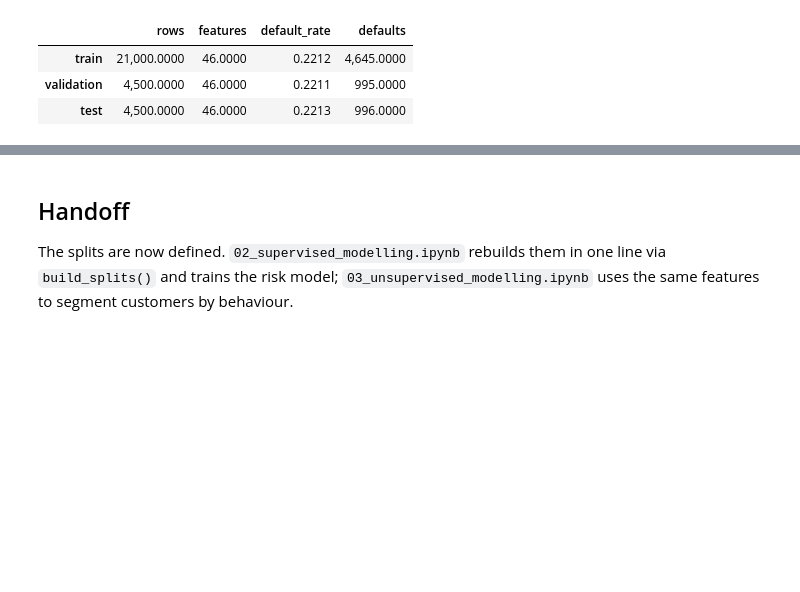
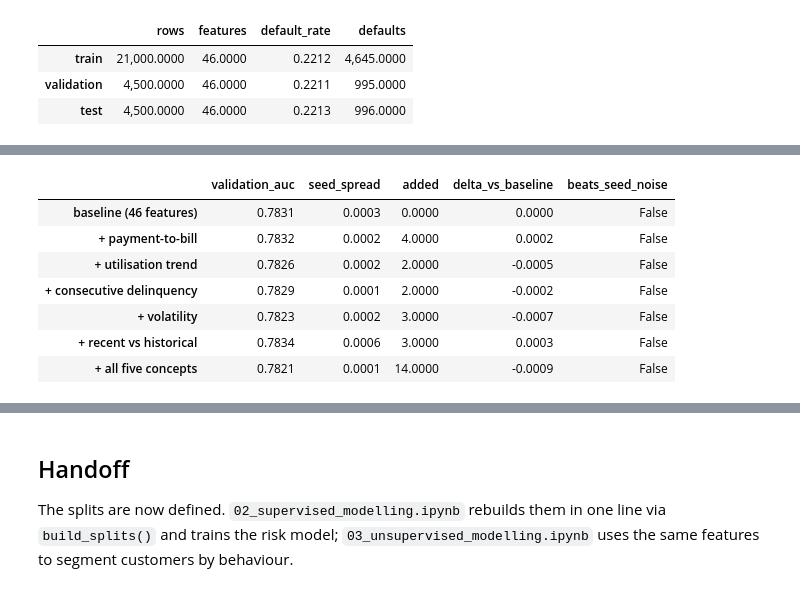
Before and after one commit to AnastasiaRassi/Behavioural_Credit_Scorecard_System, a Jupyter notebook: notebooks/01_data_preparation.ipynb, the cells around one changed output, grey strips where cells are left out. Cells and saved outputs as stored; diff of their text form; code cells hidden in the pictures; blank space fills up the shorter version.

```diff
--- a/notebooks/01_data_preparation.ipynb
+++ b/notebooks/01_data_preparation.ipynb
@@ -329,0 +635,59 @@ pd.DataFrame({
+# %%
+# The deployed configuration, so the baseline arm is the served model rather than an
+# unrelated fit. Provenance for these values is train.py (CODE_CONVENTIONS section 16).
+DEPLOYED_PARAMS = dict(
+    n_estimators=473,
+    learning_rate=0.01,
+    num_leaves=31,
+    min_child_samples=20,
+    subsample=0.6413611870890207,
+    subsample_freq=1,
+    colsample_bytree=0.793822286088856,
+    reg_alpha=0.004812512539835178,
+    reg_lambda=50.17420195002703,
+    verbose=-1,
+)
+SEEDS = (42, 202, 777)
+
+
+def validation_auc(extra_columns: list[str] | None = None) -> tuple[float, float]:
+    """Mean and spread of validation AUC over the ensemble seeds, with the named
+    candidates appended to the baseline feature set."""
+    extra = extra_columns or []
+    train_features = pd.concat([X["train"], candidates["train"][extra]], axis=1)
+    validation_features = pd.concat([X["validation"], candidates["validation"][extra]], axis=1)
+    scores = [
+        roc_auc_score(
+            y["validation"],
+            LGBMClassifier(random_state=seed, n_jobs=-1, **DEPLOYED_PARAMS)
+            .fit(train_features, y["train"])
+            .predict_proba(validation_features)[:, 1],
+        )
+        for seed in SEEDS
+    ]
+    return float(np.mean(scores)), float(np.std(scores))
+
+
+baseline_auc, baseline_spread = validation_auc()
+arms = {"baseline (46 features)": (baseline_auc, baseline_spread, 0)}
+for concept in dict.fromkeys(CONCEPTS.values()):
+    columns = [c for c, group in CONCEPTS.items() if group == concept]
+    mean, spread = validation_auc(columns)
+    arms[f"+ {concept}"] = (mean, spread, len(columns))
+all_columns = list(CONCEPTS)
+mean, spread = validation_auc(all_columns)
+arms["+ all five concepts"] = (mean, spread, len(all_columns))
+
+comparison = pd.DataFrame(arms, index=["validation_auc", "seed_spread", "added"]).T
+comparison["delta_vs_baseline"] = comparison["validation_auc"] - baseline_auc
+comparison["beats_seed_noise"] = comparison["delta_vs_baseline"] > 2 * baseline_spread
+comparison
+# %% [output]
+|  | validation_auc | seed_spread | added | delta_vs_baseline | beats_seed_noise |
+| baseline (46 features) | 0.7831 | 0.0003 | 0.0000 | 0.0000 | False |
+| + payment-to-bill | 0.7832 | 0.0002 | 4.0000 | 0.0002 | False |
+| + utilisation trend | 0.7826 | 0.0002 | 2.0000 | -0.0005 | False |
+| + consecutive delinquency | 0.7829 | 0.0001 | 2.0000 | -0.0002 | False |
+| + volatility | 0.7823 | 0.0002 | 3.0000 | -0.0007 | False |
+| + recent vs historical | 0.7834 | 0.0006 | 3.0000 | 0.0003 | False |
+| + all five concepts | 0.7821 | 0.0001 | 14.0000 | -0.0009 | False |
```
Also changed, not shown: parts of 13 cells of this notebook.
